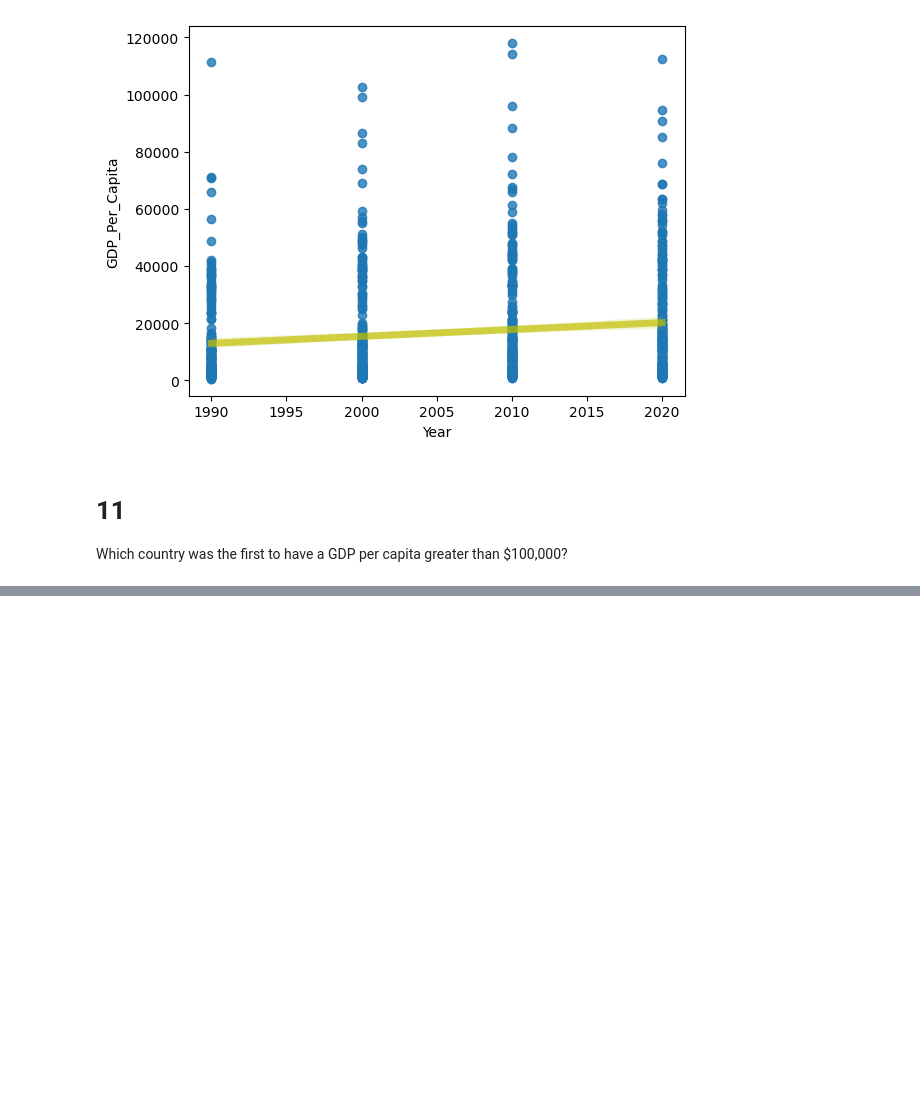
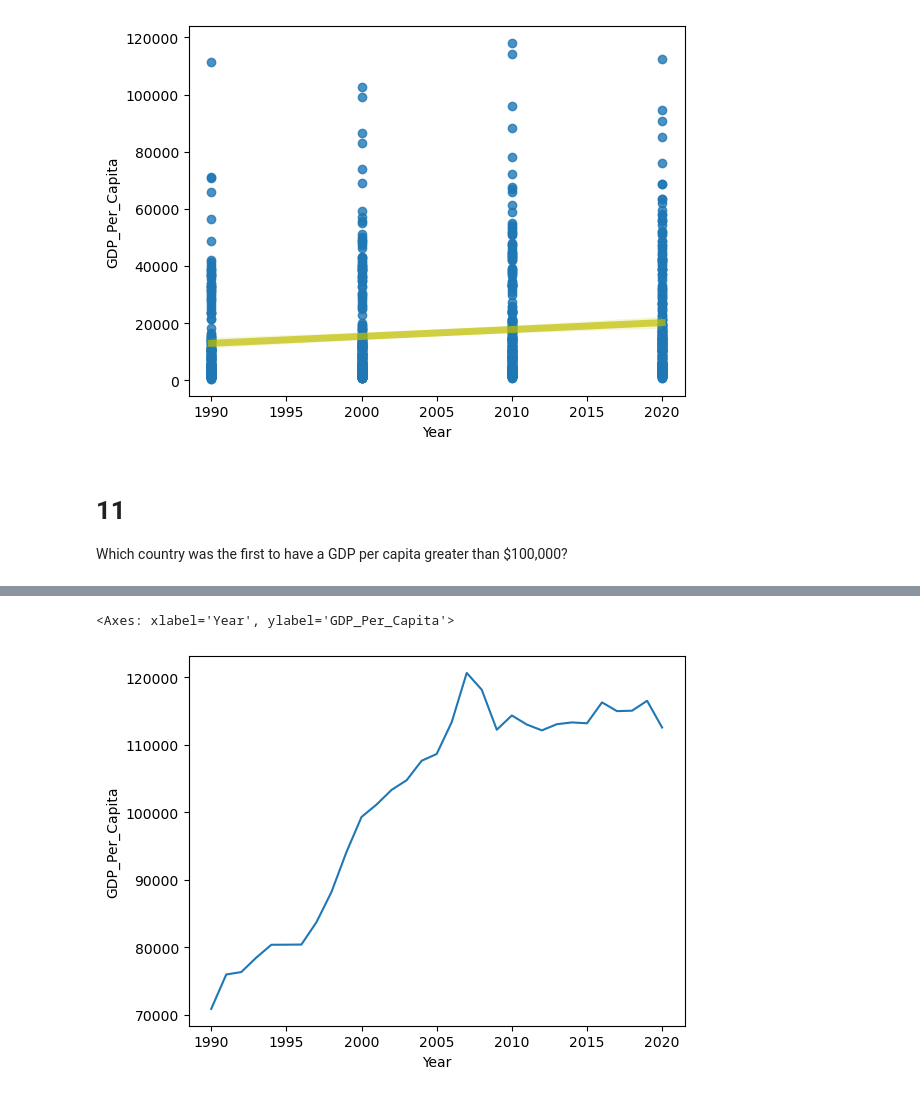
Before and after one commit to alexsacaquirin/UNDATA-PYTHON, a Jupyter notebook: notebooks/UNdata_Project.ipynb, the cells around one changed output, grey strips where cells are left out. Drawn from its saved outputs; the diff is of its cells as text; code cells hidden in the pictures; blank space fills up the shorter version.

```diff
--- a/notebooks/UNdata_Project.ipynb
+++ b/notebooks/UNdata_Project.ipynb
@@ -157,0 +190,7 @@ Which country was the first to have a GDP per capita greater than $100,000?
+# %%
+Luxembourg =gdp_df[gdp_df['Country']=='Luxembourg']
+# %%
+sns.lineplot( x=Luxembourg['Year'],y=Luxembourg['GDP_Per_Capita'])
+# %% [output]
+<Axes: xlabel='Year', ylabel='GDP_Per_Capita'>
+[figure, added]
```
Also changed, not shown: parts of 7 cells of this notebook.
